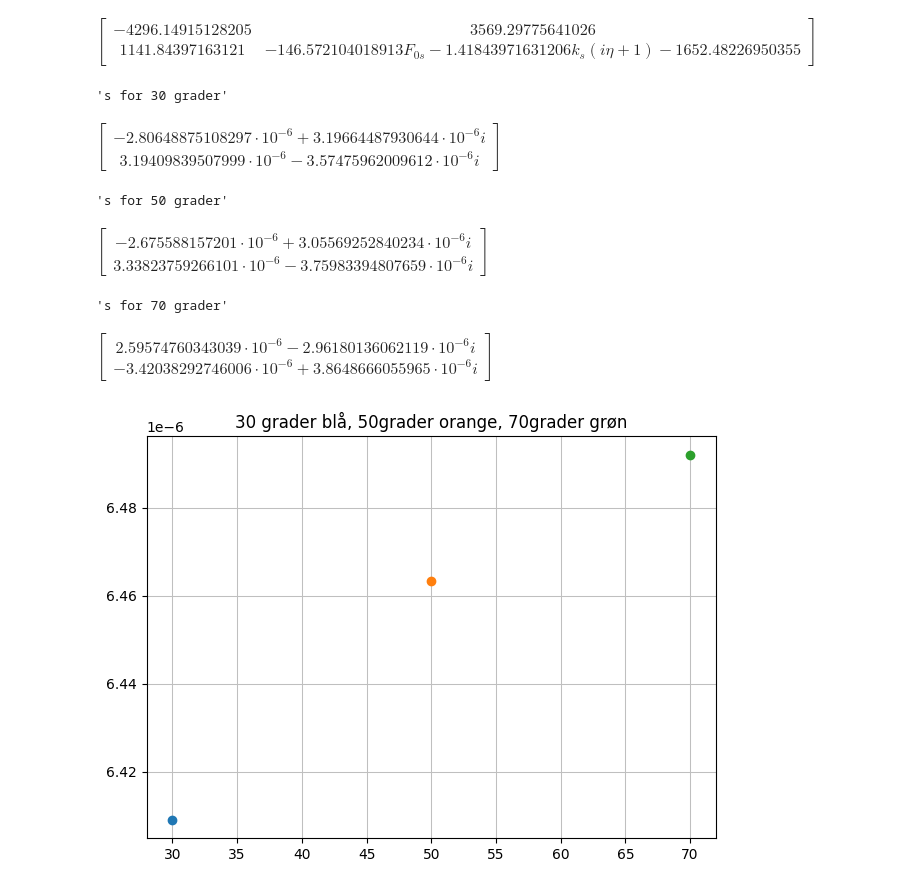
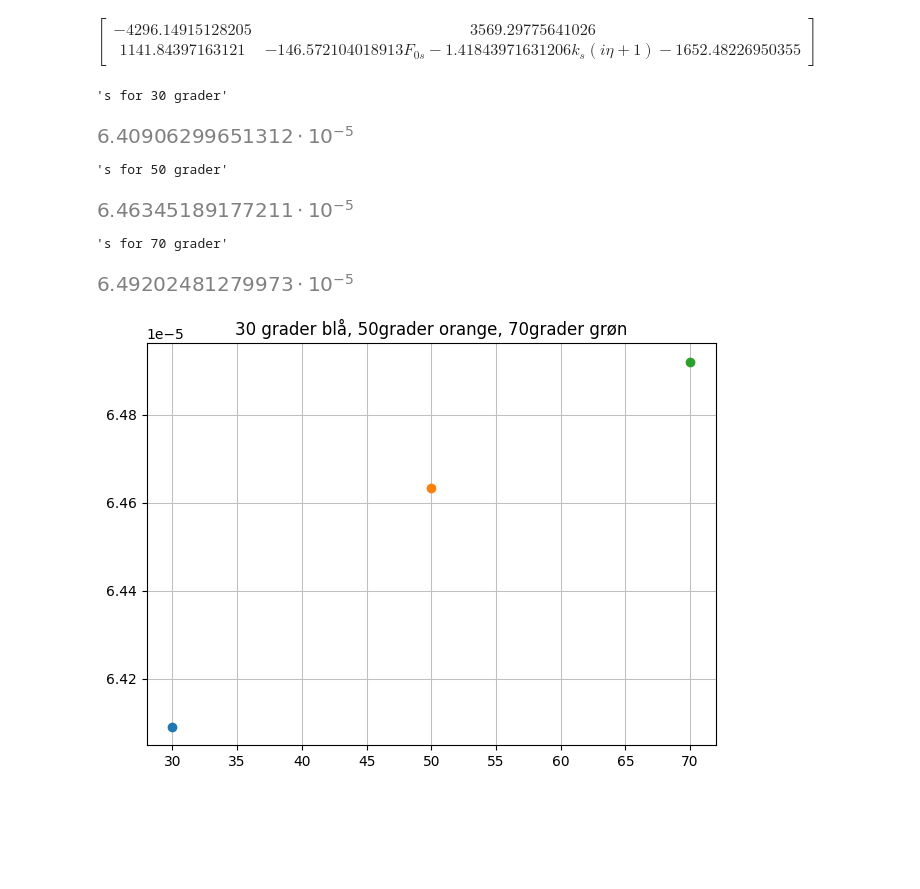
Before and after one commit to Apros7/Mat1Project, a Jupyter notebook: Opgave 5.1.ipynb, the cells around one changed output. Saved outputs shown, nothing was run; the diff lists cells and outputs as text; code cells hidden in the pictures; blank space fills up the shorter version.

```diff
--- a/Opgave 5.1.ipynb
+++ b/Opgave 5.1.ipynb
@@ -80,16 +80,16 @@ def sensitivitet(A):
 # Disse to skal plottes med indsatte værdier fra dictiornary, samt for variende temperaturer 30,50 og 70 grader. omega (w) sættes til 1 rad/s.
 # %%
 display("s for 30 grader",
-    sensitivitet(A30),
+    sensitivitet(A30).norm(),
     "s for 50 grader",
-    sensitivitet(A50),
+    sensitivitet(A50).norm(),
     "s for 70 grader",
-    sensitivitet(A70))
+    sensitivitet(A70).norm())
 # %% [output]
 's for 30 grader'
-$\displaystyle \left[\begin{matrix}-2.80648875108297 \cdot 10^{-6} + 3.19664487930644 \cdot 10^{-6} i\\3.19409839507999 \cdot 10^{-6} - 3.57475962009612 \cdot 10^{-6} i\end{matrix}\right]$
+[figure, added]
 's for 50 grader'
-$\displaystyle \left[\begin{matrix}-2.675588157201 \cdot 10^{-6} + 3.05569252840234 \cdot 10^{-6} i\\3.33823759266101 \cdot 10^{-6} - 3.75983394807659 \cdot 10^{-6} i\end{matrix}\right]$
+[figure, added]
 's for 70 grader'
-$\displaystyle \left[\begin{matrix}2.59574760343039 \cdot 10^{-6} - 2.96180136062119 \cdot 10^{-6} i\\-3.42038292746006 \cdot 10^{-6} + 3.8648666055965 \cdot 10^{-6} i\end{matrix}\right]$
+[figure, added]
 # %%
```
Also changed, not shown: parts of 1 cell of this notebook.
